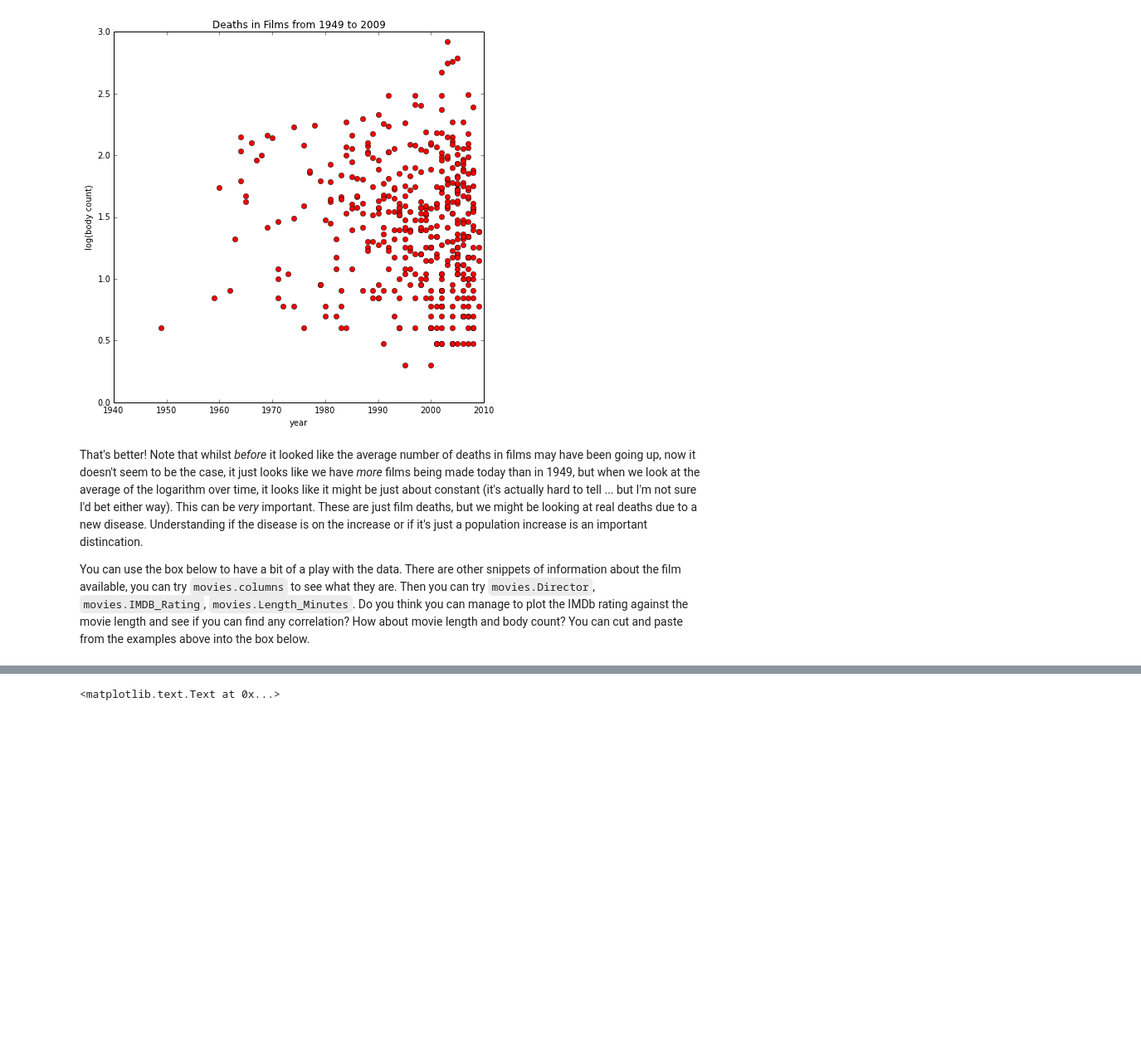
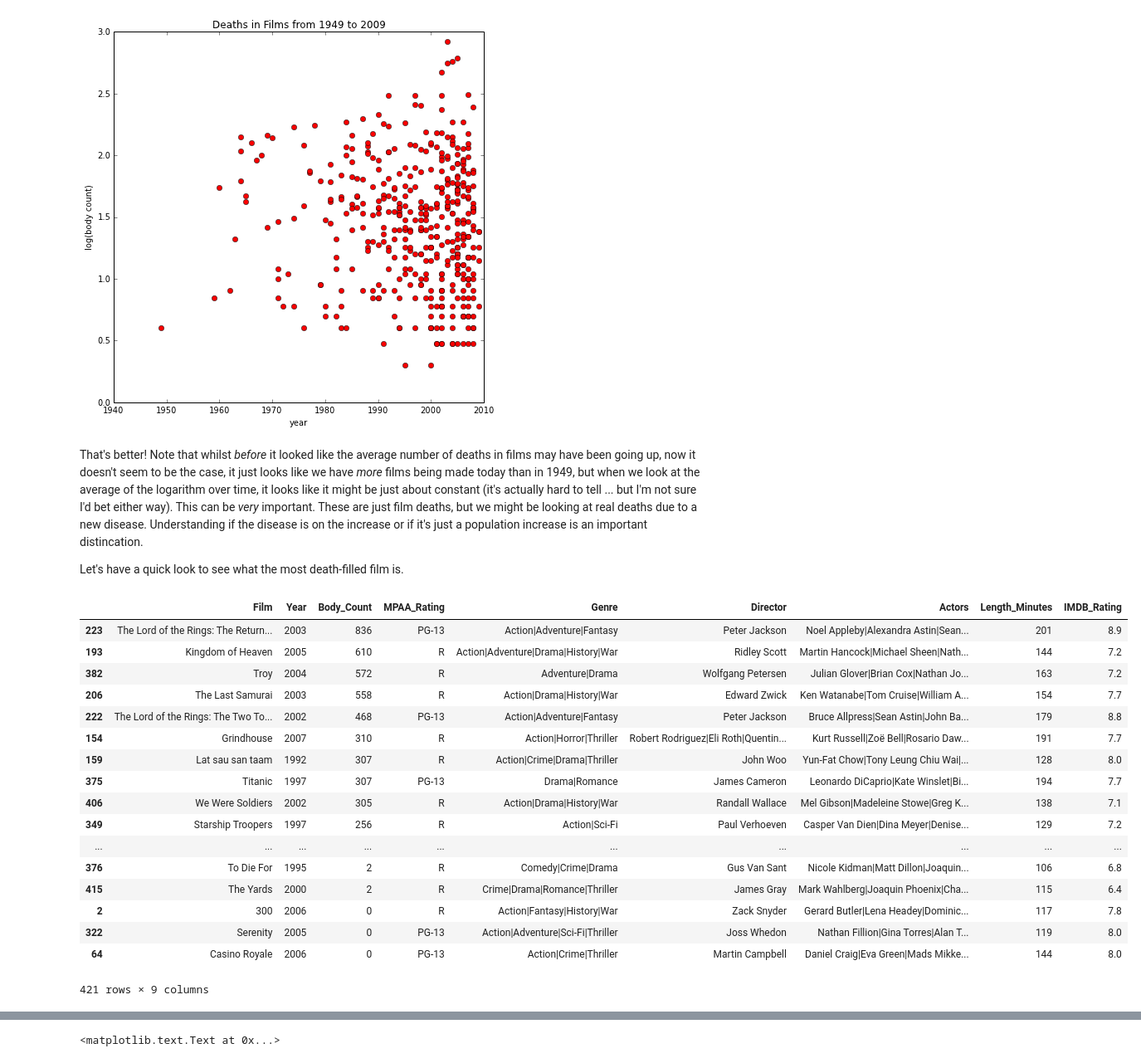
Before and after one commit to lawrennd/ambassadors14, a Jupyter notebook: movie_recommender.ipynb, the cells around one changed output, grey strips where cells are left out. Shown: that part at 83% size. Saved outputs shown, nothing was run; the diff lists cells and outputs as text; code cells hidden in the pictures; blank space fills up the shorter version.

```diff
--- a/movie_recommender.ipynb
+++ b/movie_recommender.ipynb
@@ -90,4 +118,26 @@ plt.title('Deaths in Films from 1949 to 2009')
 # %% [markdown]
 That's better! Note that whilst *before* it looked like the average number of deaths in films may have been going up, now it doesn't seem to be the case, it just looks like we have *more* films being made today than in 1949, but when we look at the average of the logarithm over time, it looks like it might be just about constant (it's actually hard to tell ... but I'm not sure I'd bet either way). This can be *very* important. These are just film deaths, but we might be looking at real deaths due to a new disease. Understanding if the disease is on the increase or if it's just a population increase is an important distincation.
 
-You can use the box below to have a bit of a play with the data. There are other snippets of information about the film available, you can try `movies.columns` to see what they are. Then you can try `movies.Director`, `movies.IMDB_Rating`, `movies.Length_Minutes`. Do you think you can manage to plot the IMDb rating against the movie length and see if you can find any correlation? How about movie length and body count? You can cut and paste from the examples above into the box below.
+Let's have a quick look to see what the most death-filled film is.
+# %%
+# this command will sort movies by the 'Body_Count' column in descending order (ascending=False)
+movies.sort(columns='Body_Count', ascending=False)
+# %% [output]
+|  | Film | Year | Body_Count | MPAA_Rating | Genre | Director | Actors | Length_Minutes | IMDB_Rating |
+| 223 | The Lord of the Rings: The Return... | 2003 | 836 | PG-13 | Action|Adventure|Fantasy | Peter Jackson | Noel Appleby|Alexandra Astin|Sean... | 201 | 8.9 |
+| 193 | Kingdom of Heaven | 2005 | 610 | R | Action|Adventure|Drama|History|War | Ridley Scott | Martin Hancock|Michael Sheen|Nath... | 144 | 7.2 |
+| 382 | Troy | 2004 | 572 | R | Adventure|Drama | Wolfgang Petersen | Julian Glover|Brian Cox|Nathan Jo... | 163 | 7.2 |
+| 206 | The Last Samurai | 2003 | 558 | R | Action|Drama|History|War | Edward Zwick | Ken Watanabe|Tom Cruise|William A... | 154 | 7.7 |
+| 222 | The Lord of the Rings: The Two To... | 2002 | 468 | PG-13 | Action|Adventure|Fantasy | Peter Jackson | Bruce Allpress|Sean Astin|John Ba... | 179 | 8.8 |
+| 154 | Grindhouse | 2007 | 310 | R | Action|Horror|Thriller | Robert Rodriguez|Eli Roth|Quentin... | Kurt Russell|Zoë Bell|Rosario Daw... | 191 | 7.7 |
+| 159 | Lat sau san taam | 1992 | 307 | R | Action|Crime|Drama|Thriller | John Woo | Yun-Fat Chow|Tony Leung Chiu Wai|... | 128 | 8.0 |
+| 375 | Titanic | 1997 | 307 | PG-13 | Drama|Romance | James Cameron | Leonardo DiCaprio|Kate Winslet|Bi... | 194 | 7.7 |
+| 406 | We Were Soldiers | 2002 | 305 | R | Action|Drama|History|War | Randall Wallace | Mel Gibson|Madeleine Stowe|Greg K... | 138 | 7.1 |
+| 349 | Starship Troopers | 1997 | 256 | R | Action|Sci-Fi | Paul Verhoeven | Casper Van Dien|Dina Meyer|Denise... | 129 | 7.2 |
+| ... | ... | ... | ... | ... | ... | ... | ... | ... | ... |
+| 376 | To Die For | 1995 | 2 | R | Comedy|Crime|Drama | Gus Van Sant | Nicole Kidman|Matt Dillon|Joaquin... | 106 | 6.8 |
+| 415 | The Yards | 2000 | 2 | R | Crime|Drama|Romance|Thriller | James Gray | Mark Wahlberg|Joaquin Phoenix|Cha... | 115 | 6.4 |
+| 2 | 300 | 2006 | 0 | R | Action|Fantasy|History|War | Zack Snyder | Gerard Butler|Lena Headey|Dominic... | 117 | 7.8 |
+| 322 | Serenity | 2005 | 0 | PG-13 | Action|Adventure|Sci-Fi|Thriller | Joss Whedon | Nathan Fillion|Gina Torres|Alan T... | 119 | 8.0 |
+| 64 | Casino Royale | 2006 | 0 | PG-13 | Action|Crime|Thriller | Martin Campbell | Daniel Craig|Eva Green|Mads Mikke... | 144 | 8.0 |
+421 rows × 9 columns
```
Also changed, not shown: parts of 38 cells of this notebook.
